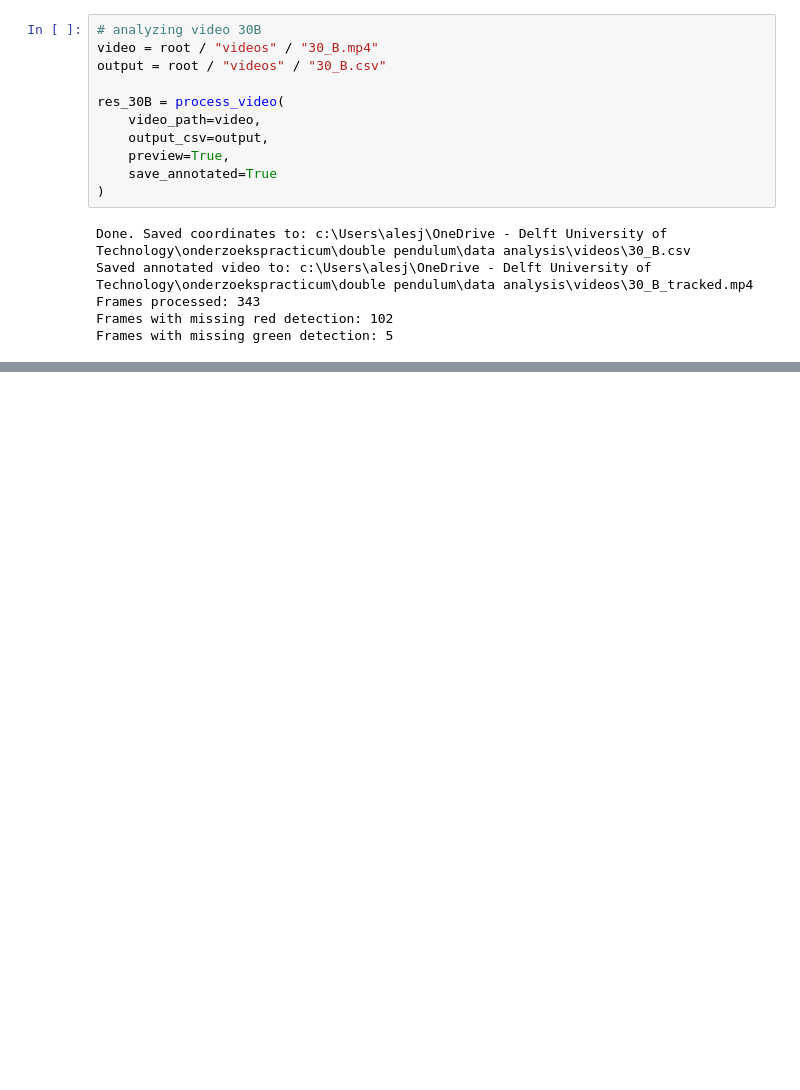
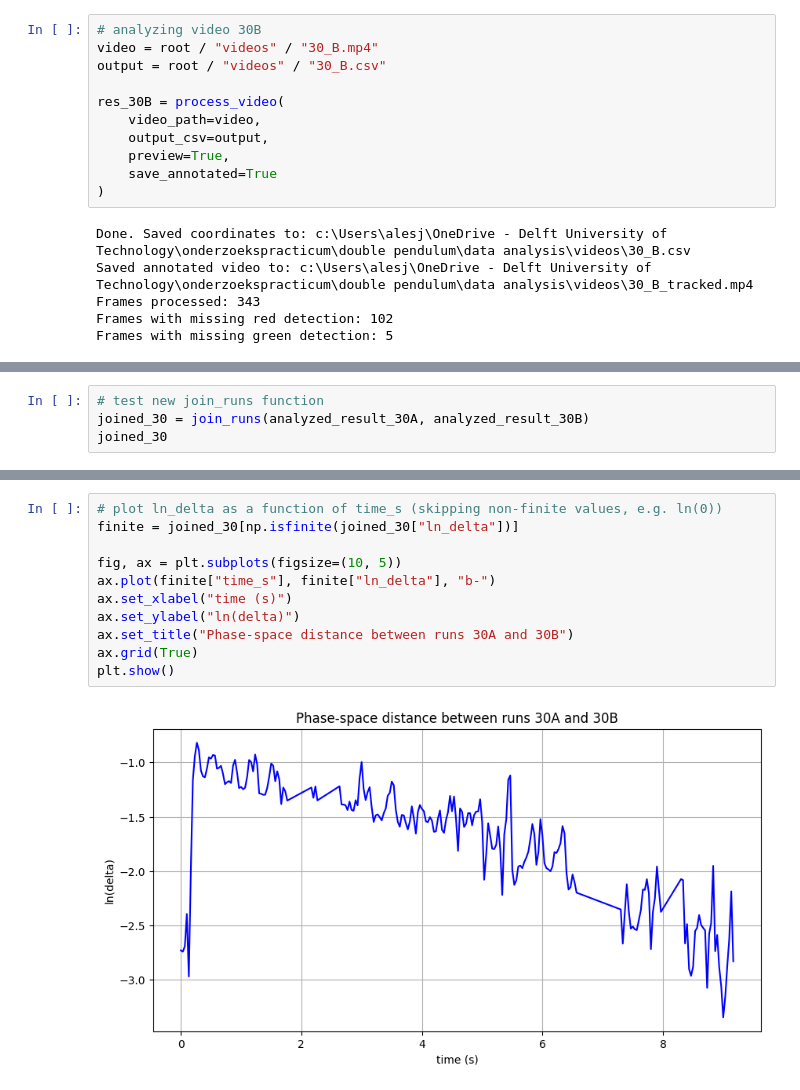
Before and after one commit to AEZorina/RP_double-pendulum, a Jupyter notebook: notebooks/Pendulum tracking.ipynb, the cells around one changed output, grey strips where cells are left out. Saved outputs shown, nothing was run; the diff lists cells and outputs as text; blank space fills up the shorter version.

```diff
--- a/notebooks/Pendulum tracking.ipynb
+++ b/notebooks/Pendulum tracking.ipynb
@@ -521,0 +618,4 @@ analyzed_result_30B
+# %%
+# test new join_runs function
+joined_30 = join_runs(analyzed_result_30A, analyzed_result_30B)
+joined_30
@@ -521,0 +636,13 @@ analyzed_result_30B
+# %%
+# plot ln_delta as a function of time_s (skipping non-finite values, e.g. ln(0))
+finite = joined_30[np.isfinite(joined_30["ln_delta"])]
+
+fig, ax = plt.subplots(figsize=(10, 5))
+ax.plot(finite["time_s"], finite["ln_delta"], "b-")
+ax.set_xlabel("time (s)")
+ax.set_ylabel("ln(delta)")
+ax.set_title("Phase-space distance between runs 30A and 30B")
+ax.grid(True)
+plt.show()
+# %% [output]
+[figure, added]
```
Also changed, not shown: parts of 11 cells of this notebook.
